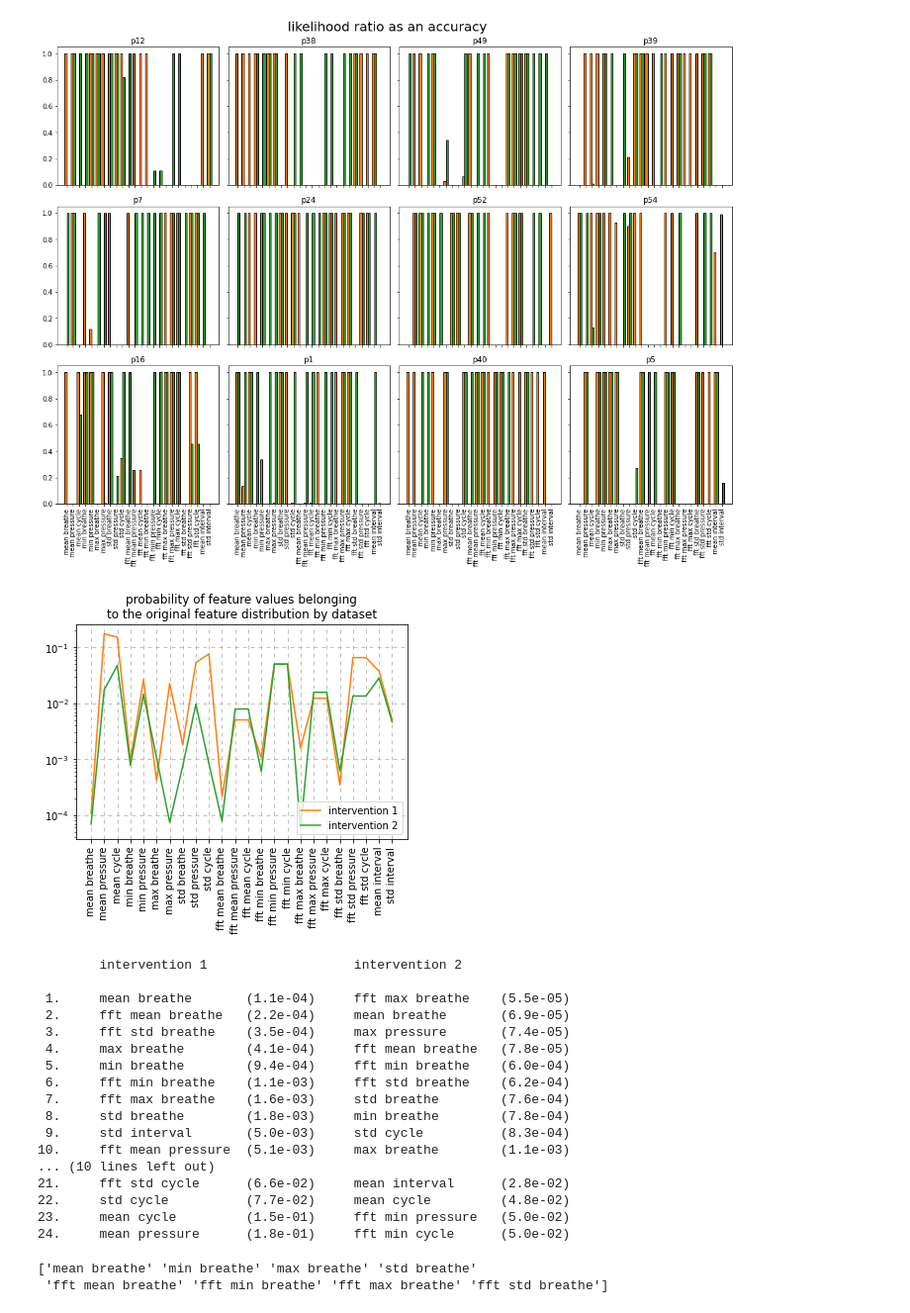
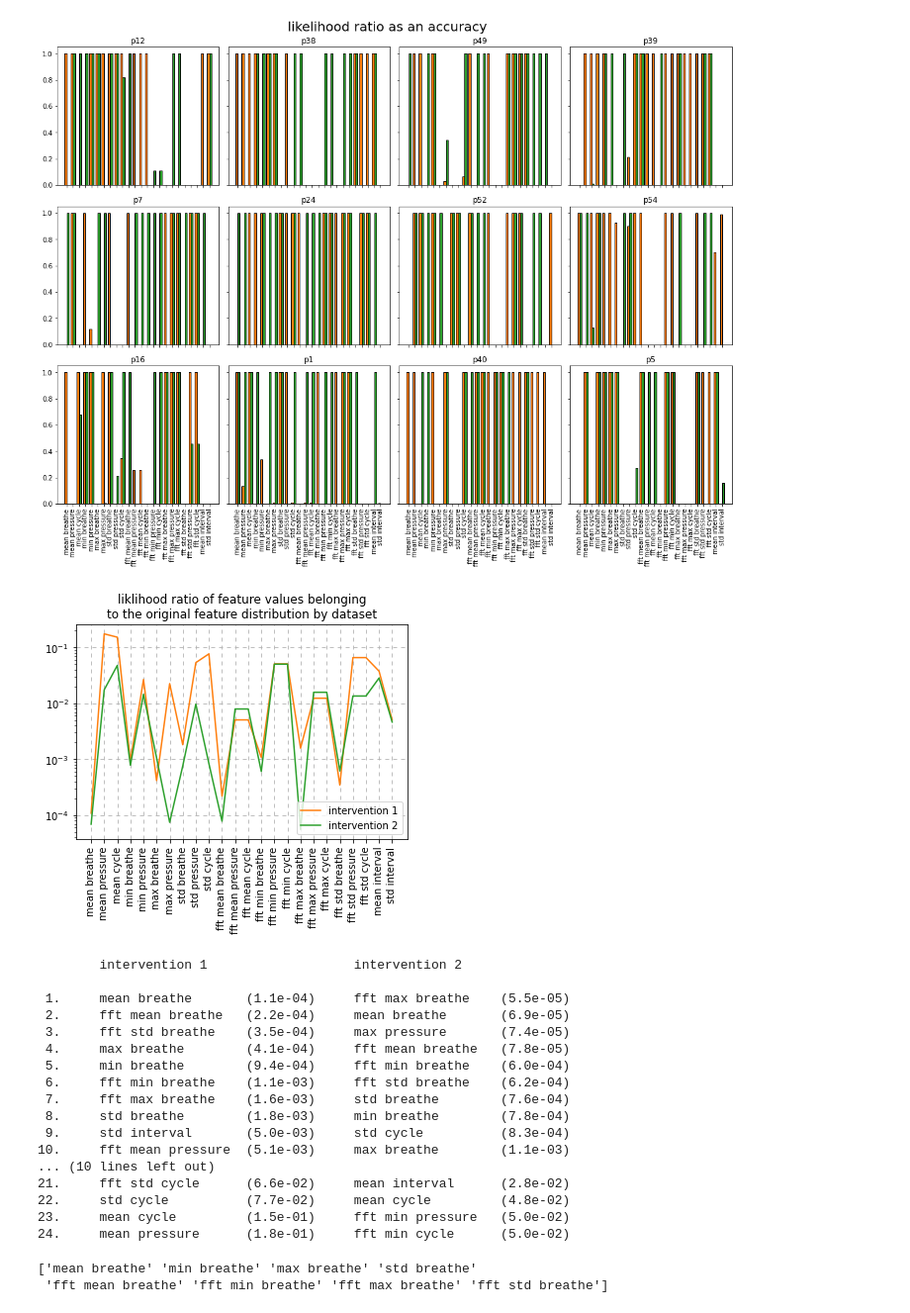
Before and after one commit to jordan-wei-taylor/paws, a Jupyter notebook: eda.ipynb, the cells around one changed output. Shown at 99% size. Cells and saved outputs as stored; diff of their text form; code cells hidden in the pictures.

Commit message:
probability -> likelihood ratio correction

```diff
--- a/eda.ipynb
+++ b/eda.ipynb
@@ -130,24 +130,24 @@ plt.tight_layout()
 # %%
 L0, L1, L2 = model.ll_ratio_by_feature(Z0, Z1, Z2)
 D1, D2     = np.maximum(L0 - L1, 0), np.maximum(L0 - L2, 0)
 
 M1, M2     = 1 / D1.mean(axis = 0), 1 / D2.mean(axis = 0)
 plt.semilogy(M1, c = colors[1], label = labels[1])
 plt.semilogy(M2, c = colors[2], label = labels[2])
 
 plt.xticks(range(len(model.features)), model.features, rotation = 90)
 plt.grid(ls = (0, (5, 5)))
 plt.legend()
-plt.title('probability of feature values belonging\nto the original feature distribution by dataset')
+plt.title('liklihood ratio of feature values belonging\nto the original feature distribution by dataset')
 plt.show()
 
 O1, O2 = M1.argsort(), M2.argsort()
 
 print(f'        {"intervention 1":32s} intervention 2\n')
 for i, (o1, o2) in enumerate(zip(O1, O2), 1):
     print(f'{i:2d}.     {model.features[o1]:18s} ({M1[o1]:.1e})     {model.features[o2]:18s} ({M2[o2]:.1e})')
 # %% [output]
-[figure, old version]
+[figure, new version]
         intervention 1                   intervention 2
 
  1.     mean breathe       (1.1e-04)     fft max breathe    (5.5e-05)
```
